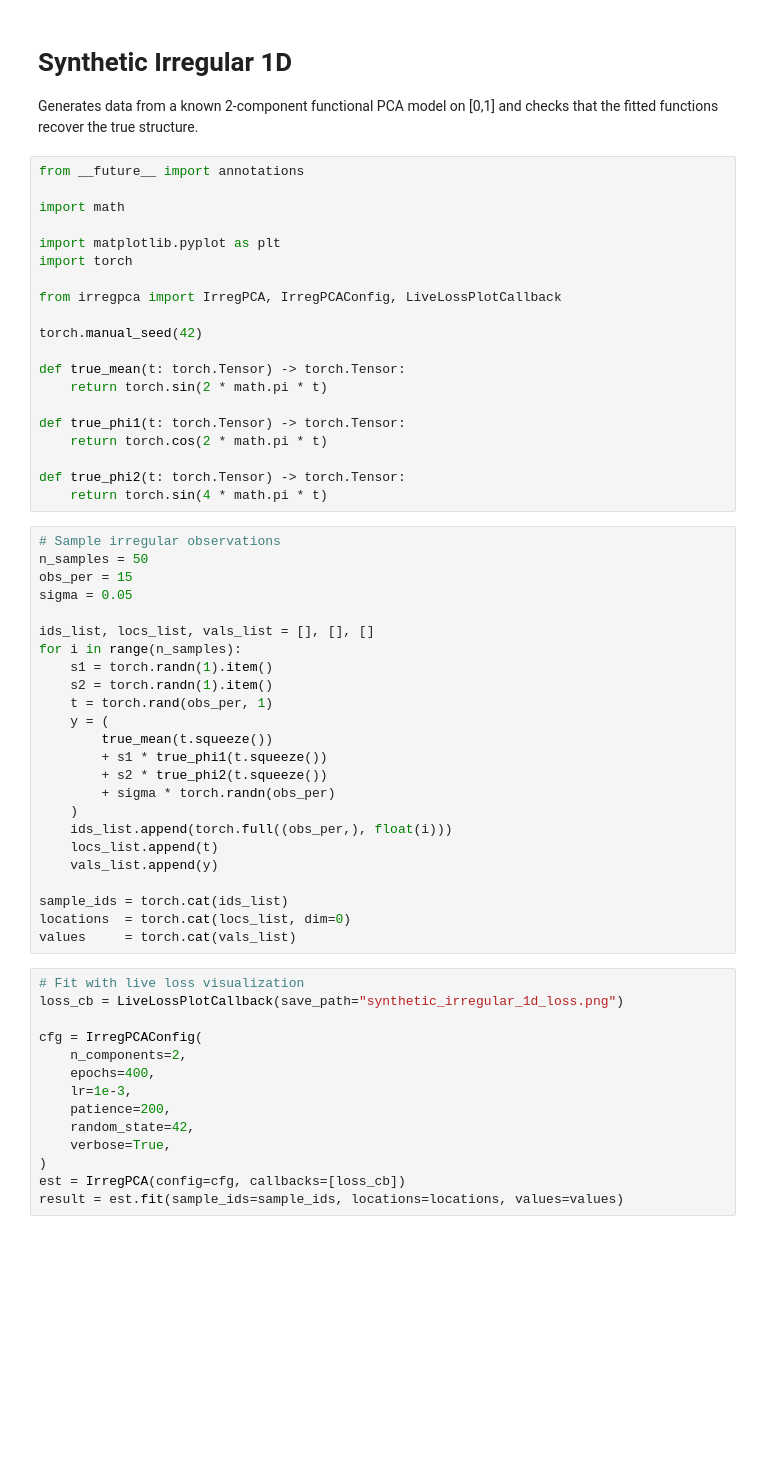
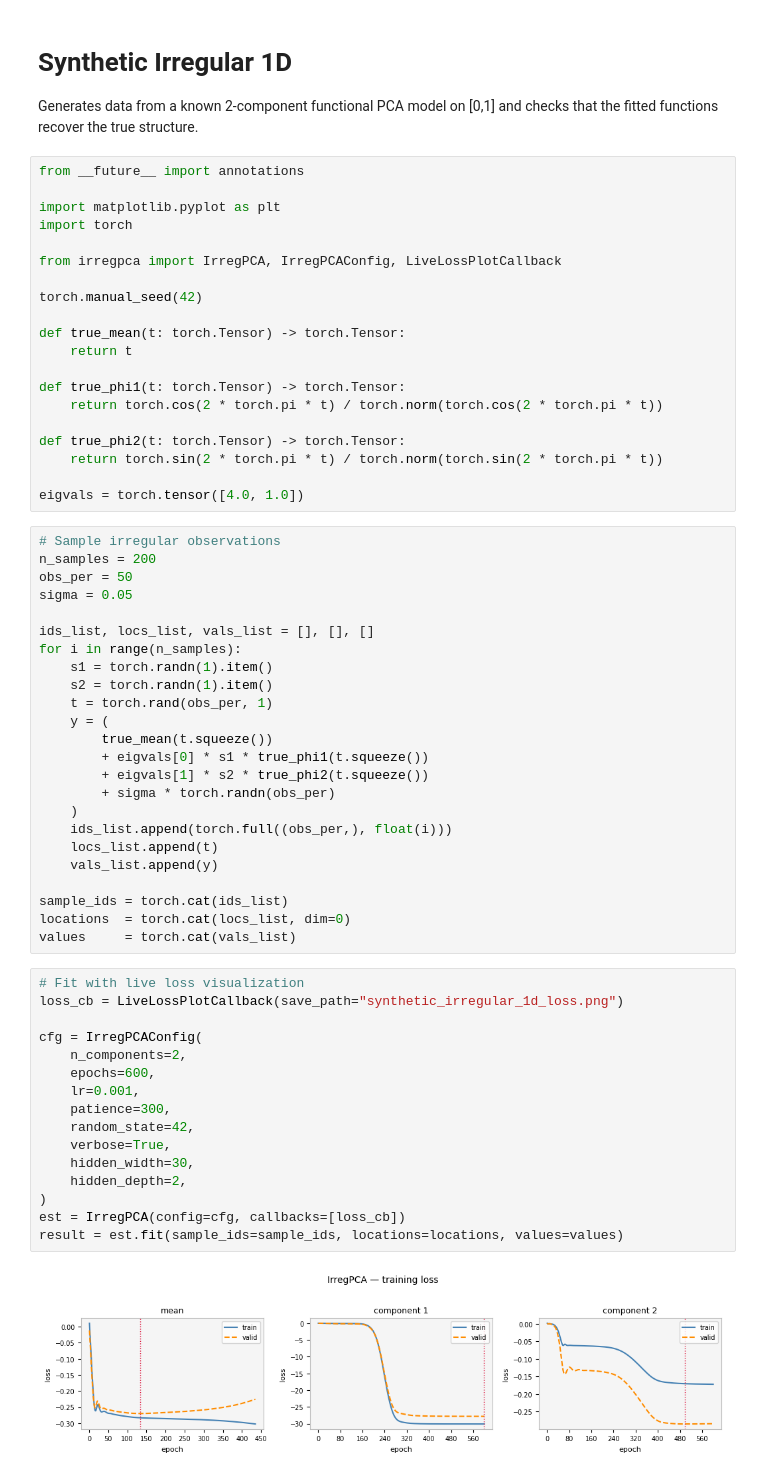
Before and after one commit to kgwstat/IrregPCA, a Jupyter notebook: examples/synthetic_irregular_1d.ipynb, the cells around one changed output. Drawn from its saved outputs; the diff is of its cells as text; blank space fills up the shorter version.

```diff
--- a/examples/synthetic_irregular_1d.ipynb
+++ b/examples/synthetic_irregular_1d.ipynb
@@ -5,8 +5,6 @@ Generates data from a known 2-component functional PCA model on [0,1]
 and checks that the fitted functions recover the true structure.
 # %%
 from __future__ import annotations
-
-import math
 
 import matplotlib.pyplot as plt
 import torch
@@ -16,17 +14,19 @@ from irregpca import IrregPCA, IrregPCAConfig, LiveLossPlotCallback
 torch.manual_seed(42)
 
 def true_mean(t: torch.Tensor) -> torch.Tensor:
-    return torch.sin(2 * math.pi * t)
+    return t
 
 def true_phi1(t: torch.Tensor) -> torch.Tensor:
-    return torch.cos(2 * math.pi * t)
+    return torch.cos(2 * torch.pi * t) / torch.norm(torch.cos(2 * torch.pi * t))
 
 def true_phi2(t: torch.Tensor) -> torch.Tensor:
-    return torch.sin(4 * math.pi * t)
+    return torch.sin(2 * torch.pi * t) / torch.norm(torch.sin(2 * torch.pi * t))
+
+eigvals = torch.tensor([4.0, 1.0])
 # %%
 # Sample irregular observations
-n_samples = 50
-obs_per = 15
+n_samples = 200
+obs_per = 50
 sigma = 0.05
 
 ids_list, locs_list, vals_list = [], [], []
@@ -36,8 +36,8 @@ for i in range(n_samples):
     t = torch.rand(obs_per, 1)
     y = (
         true_mean(t.squeeze())
-        + s1 * true_phi1(t.squeeze())
-        + s2 * true_phi2(t.squeeze())
+        + eigvals[0] * s1 * true_phi1(t.squeeze())
+        + eigvals[1] * s2 * true_phi2(t.squeeze())
         + sigma * torch.randn(obs_per)
     )
     ids_list.append(torch.full((obs_per,), float(i)))
@@ -50,14 +50,18 @@ values     = torch.cat(vals_list)
 # %%
 # Fit with live loss visualization
 loss_cb = LiveLossPlotCallback(save_path="synthetic_irregular_1d_loss.png")
 
 cfg = IrregPCAConfig(
     n_components=2,
-    epochs=400,
-    lr=1e-3,
-    patience=200,
+    epochs=600,
+    lr=0.001,
+    patience=300,
     random_state=42,
     verbose=True,
+    hidden_width=30,
+    hidden_depth=2,
 )
 est = IrregPCA(config=cfg, callbacks=[loss_cb])
 result = est.fit(sample_ids=sample_ids, locations=locations, values=values)
+# %% [output]
+[figure, added]
```
Also changed, not shown: parts of 3 cells of this notebook, 2 other files.
